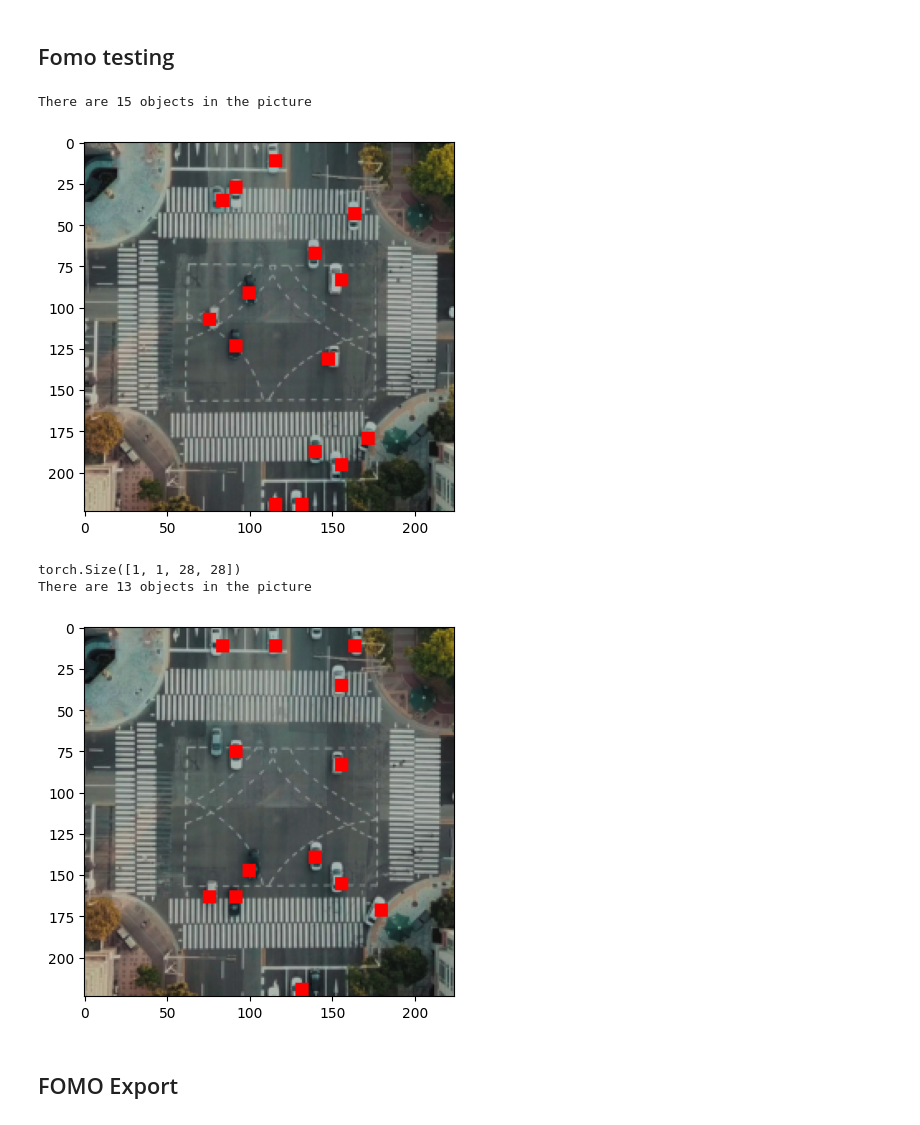
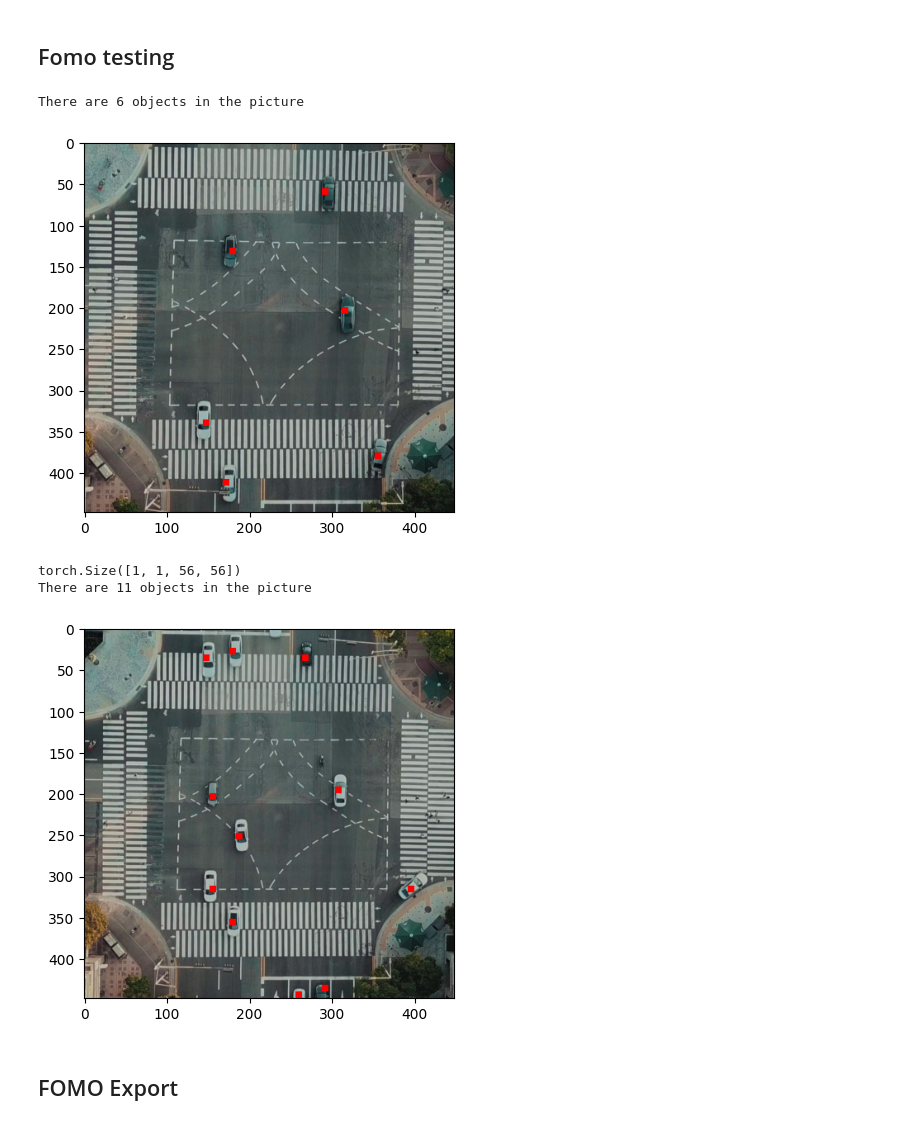
Before and after one commit to krzy3chu/FOMO, a Jupyter notebook: fomo.ipynb, the cells around one changed output. Saved outputs shown, nothing was run; the diff lists cells and outputs as text; code cells hidden in the pictures.

```diff
--- a/fomo.ipynb
+++ b/fomo.ipynb
@@ -26,13 +28,16 @@ from pytorch_lightning.loggers import MLFlowLogger
 #### Constants
 # %%
 DATASET_DIR = Path("data")
-IMAGE_RESOLUTION = 224
+IMAGE_RESOLUTION = 224 * 2
 GRID_SCALE = 8
 NUMBER_OF_CLASSES = 1
 
 NUMBER_OF_EPOCHS = 100
-BATCH_SIZE = 32
+BATCH_SIZE = 20
 LEARNING_RATE = 1e-3
+
+DETECTION_THRESHOLD = 0.5
+CONNECTED_COMPONENTS = True
 # %% [markdown]
 #### BoundingBoxToMask
 # %%
@@ -311,8 +332,8 @@ def inspect_training_data(data_index, mask_index):
 # %%
-inspect_training_data(data_index=3, mask_index=0)
+inspect_training_data(data_index=4, mask_index=0)
 # %% [output]
-There are 15 objects in the picture
+There are 6 objects in the picture
-[figure, old version]
+[figure, new version]
 # %%
 def fomo_test(data_index: int, mask_index: int, threshold: float):
     val_loader = vehicle_data_module.val_dataloader()
@@ -329,11 +350,11 @@ def fomo_test(data_index: int, mask_index: int, threshold: float):
         print(mask_pred.shape)
         display_mask(mask_pred.squeeze(0)[mask_index], image)
 # %%
-fomo_test(data_index=16, mask_index=0, threshold=0.5)
+fomo_test(data_index=9, mask_index=0, threshold=DETECTION_THRESHOLD)
 # %% [output]
-torch.Size([1, 1, 28, 28])
-There are 13 objects in the picture
+torch.Size([1, 1, 56, 56])
+There are 11 objects in the picture
-[figure, old version]
+[figure, new version]
 # %% [markdown]
 ## FOMO Export
 # %%
```
Also changed, not shown: parts of 9 cells of this notebook.
